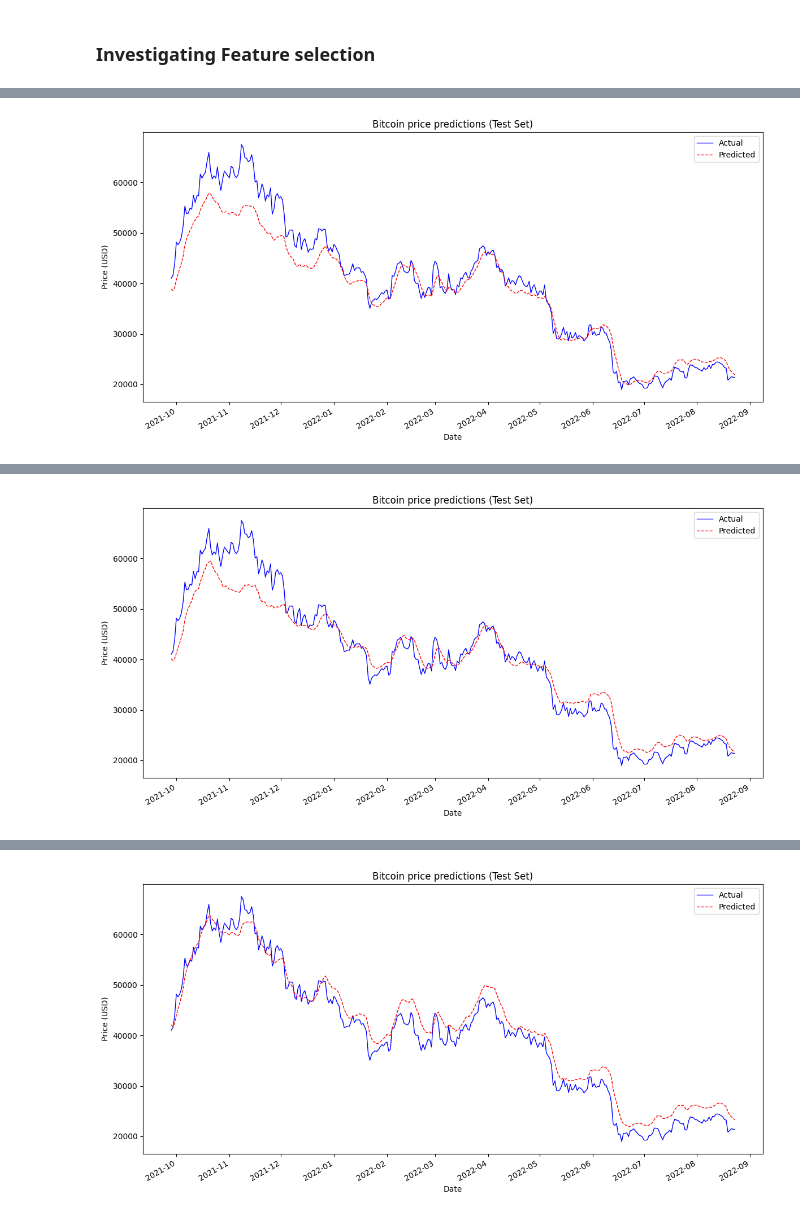
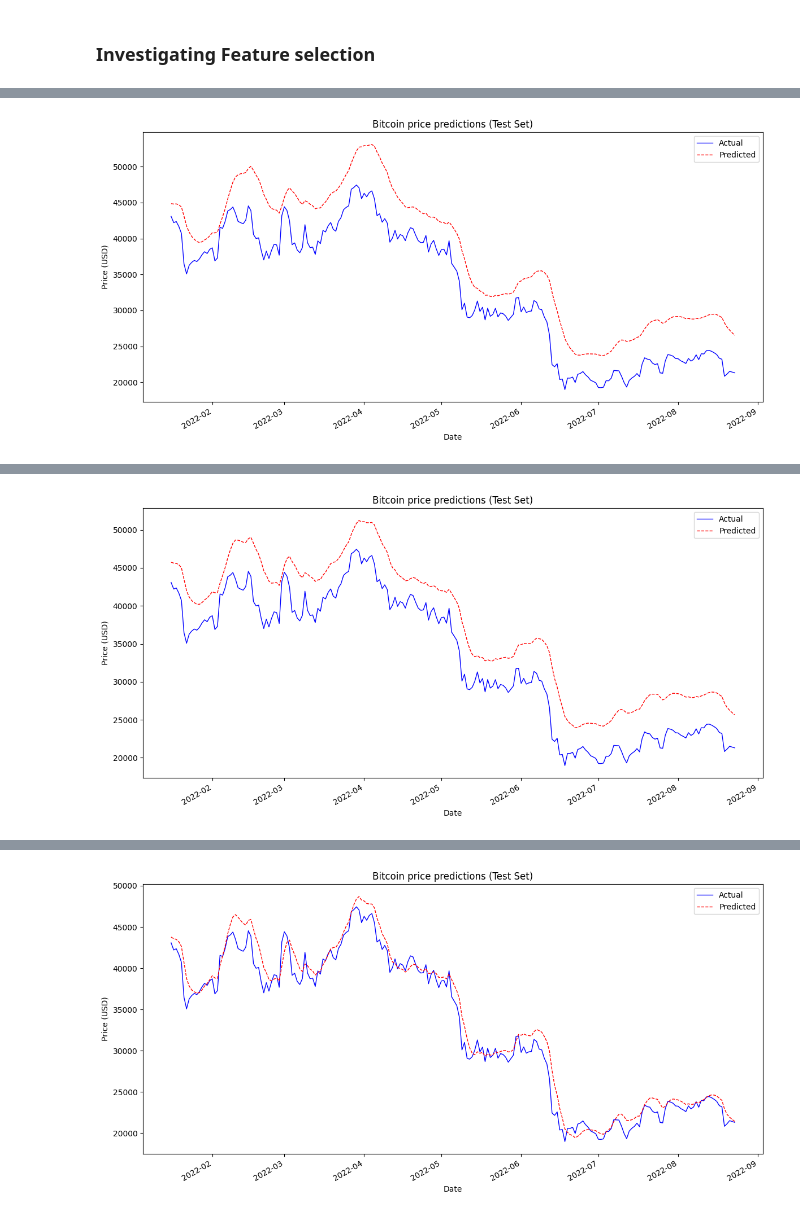
Before and after one commit to ASherjil/Cryptocurrency-Price-Prediction, a Jupyter notebook: CW2_B820928.ipynb, the cells around one changed output, grey strips where cells are left out. Drawn from its saved outputs; the diff is of its cells as text; code cells hidden in the pictures.

```diff
--- a/CW2_B820928.ipynb
+++ b/CW2_B820928.ipynb
@@ -685,9 +703,9 @@ MACD                  0.159929
 # %%
-features = ['EMA_50', 'EMA_200', 'SMA_200', 'SMA_50', 'MACD', 'Signal_Line', 'litecoin_Close', 'ethereum_Close', 'xrp_Close']
+features = ['EMA_50', 'EMA_200', 'SMA_200', 'SMA_50', 'MACD', 'Signal_Line']
 target   = 'bitcoin_Close'
 
-train_split      = 0.70
-validation_split = 0.15
+train_split      = 0.80
+validation_split = 0.10
 complete_workflow_and_plot(
     df=df_bitcoin_features.copy(),
     features=features,
@@ -718 +736 @@ Epoch 6/50
-[figure, old version]
+[figure, new version]
@@ -720 +738 @@ Epoch 6/50
-[figure, old version]
+[figure, new version]
@@ -722 +740 @@ Epoch 6/50
-[figure, old version]
+[figure, new version]
```
Also changed, not shown: parts of 5 cells of this notebook, 3 other files.
